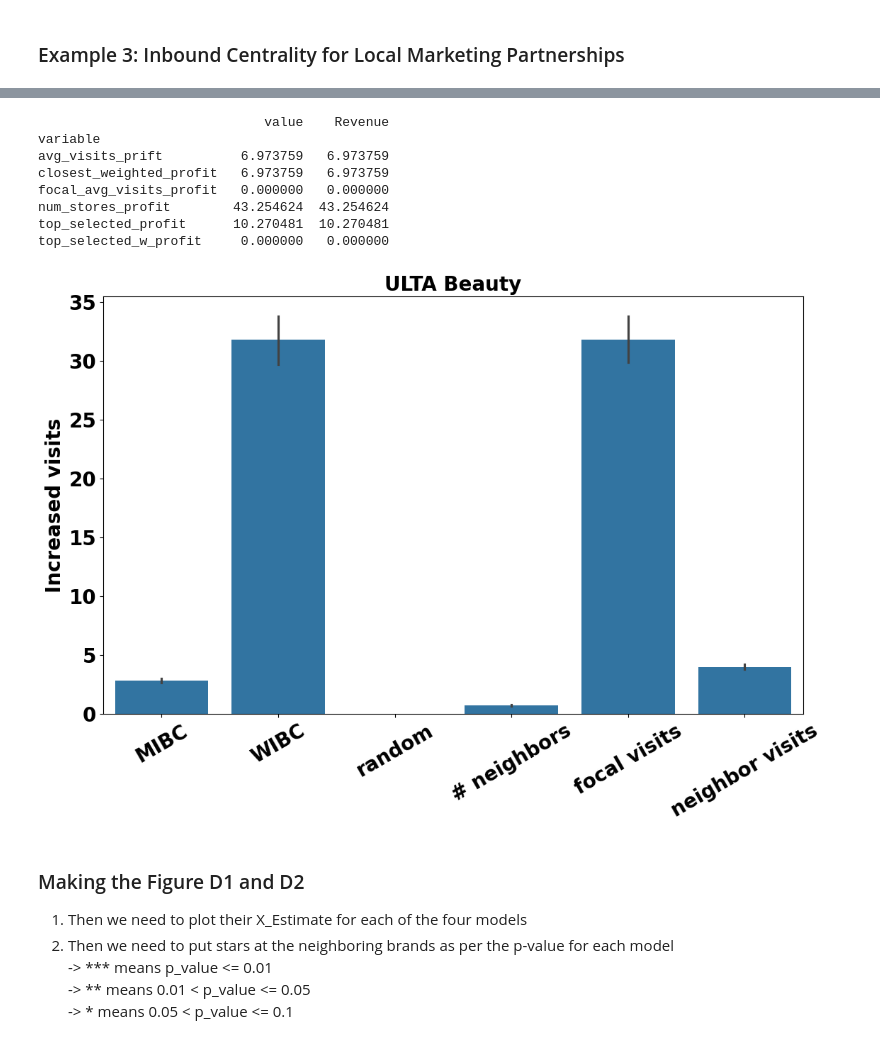
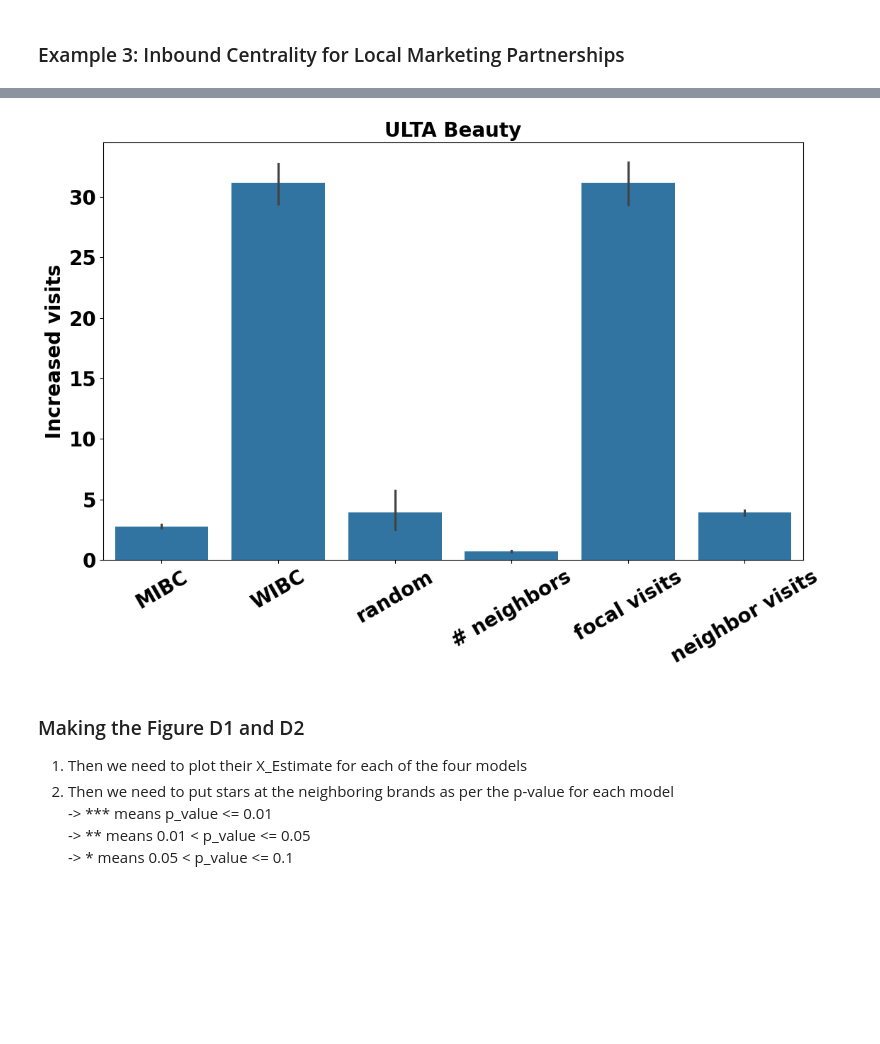
Before and after one commit to embedded-robotics/local-business-network, a Jupyter notebook: part3_visuals_tables/visuals_tables.ipynb, the cells around one changed output, grey strips where cells are left out. Cells and saved outputs as stored; diff of their text form; code cells hidden in the pictures; blank space fills up the shorter version.

```diff
--- a/part3_visuals_tables/visuals_tables.ipynb
+++ b/part3_visuals_tables/visuals_tables.ipynb
@@ -669,33 +694,24 @@ example_3_local_partner_choice
 # %%
 cnt = 0
 plt.figure(figsize = (32, 8))
 data = example_3_local_partner_choice
-data_sub = data.melt(value_vars = data.columns[1:-1])
+data_sub = data.melt(value_vars = data.columns[:-1])
 plt.subplot(131 + cnt)
 cnt += 1
 data_sub['Revenue'] = DAY * (data_sub['value']) #/ 4000 * 100
-print((data_sub.groupby('variable').mean().max()  - data_sub.groupby('variable').mean())/data_sub.groupby('variable').mean())
 
 order = ['top_selected_profit', 'top_selected_w_profit', 'rand_profit', 'num_stores_profit',
             'focal_avg_visits_profit',  'closest_weighted_profit']
 sns.barplot(data = data_sub, x = 'variable', y = 'Revenue', order=order)
 plt.title('{}'.format(brand), fontsize = 20, fontweight = 'bold')
 plt.yticks(fontsize = 20, fontweight = 'bold')
 plt.xlabel('')
 plt.ylabel('Increased visits', fontsize = 20, fontweight = 'bold')
 plt.xticks(range(6), [ 'MIBC', 'WIBC', 'random', '# neighbors', 'focal visits', 'neighbor visits'], fontsize = 20, fontweight = 'bold', rotation = 30)
 #plt.suptitle('Local marketing partnership for five neighbors of a chosen focal store', fontsize = 20, fontweight = 'bold')
 plt.tight_layout()
 # %% [output]
-                             value    Revenue
-variable
-avg_visits_prift          6.973759   6.973759
-closest_weighted_profit   6.973759   6.973759
-focal_avg_visits_profit   0.000000   0.000000
-num_stores_profit        43.254624  43.254624
-top_selected_profit      10.270481  10.270481
-top_selected_w_profit     0.000000   0.000000
-[figure, old version]
+[figure, new version]
 # %% [markdown]
 ### Making the Figure D1 and D2
 
```
Also changed, not shown: parts of 7 cells of this notebook.
